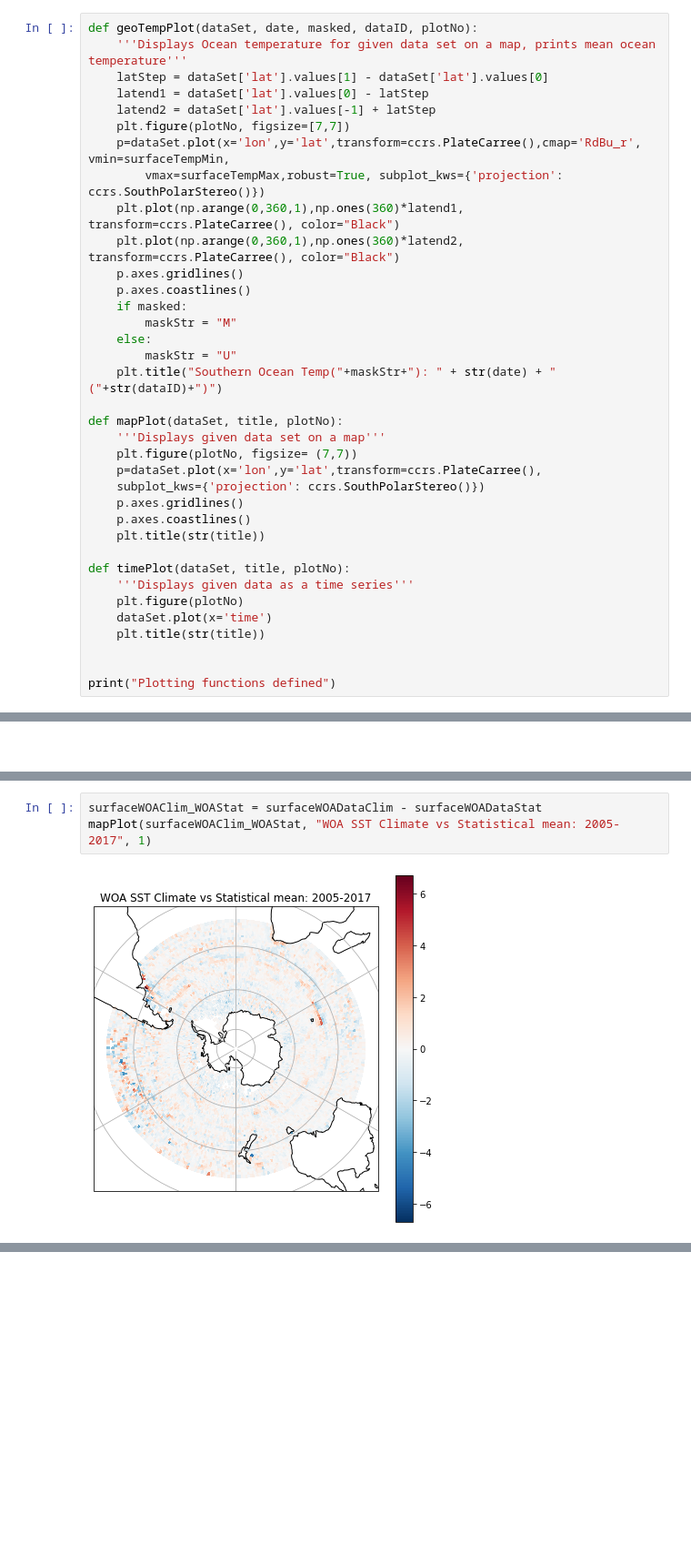
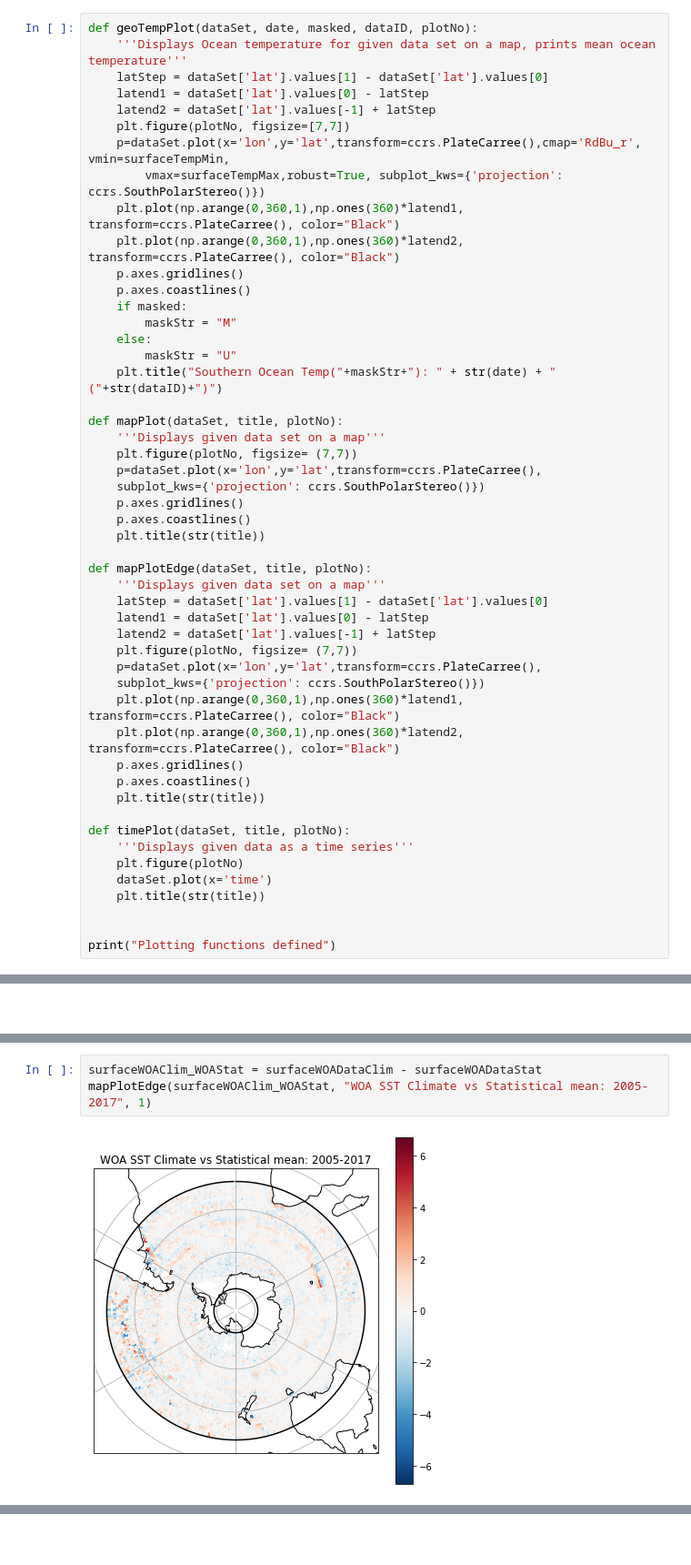
Before and after one commit to el1247/BAS_AI4ER_SAM, a Jupyter notebook: notebooks/exploratory/1.0_el_ESMvsWOA.ipynb, the cells around one changed output, grey strips where cells are left out. Shown at 91% size. Drawn from its saved outputs; the diff is of its cells as text; blank space fills up the shorter version.

Commit message:
Cimatology and ESM vs WOA completion
Added anomalies to Climatology.
Added full comparison plots for ESM vs WOA.
Implemented alternative storage methods for valid data points in GMM sample creator.

```diff
--- a/notebooks/exploratory/1.0_el_ESMvsWOA.ipynb
+++ b/notebooks/exploratory/1.0_el_ESMvsWOA.ipynb
@@ -299,6 +283,20 @@ def mapPlot(dataSet, title, plotNo):
     p.axes.coastlines()
     plt.title(str(title))
 
+def mapPlotEdge(dataSet, title, plotNo):
+    '''Displays given data set on a map'''
+    latStep = dataSet['lat'].values[1] - dataSet['lat'].values[0]
+    latend1 = dataSet['lat'].values[0] - latStep
+    latend2 = dataSet['lat'].values[-1] + latStep
+    plt.figure(plotNo, figsize= (7,7))
+    p=dataSet.plot(x='lon',y='lat',transform=ccrs.PlateCarree(),
+    subplot_kws={'projection': ccrs.SouthPolarStereo()})
+    plt.plot(np.arange(0,360,1),np.ones(360)*latend1, transform=ccrs.PlateCarree(), color="Black")
+    plt.plot(np.arange(0,360,1),np.ones(360)*latend2, transform=ccrs.PlateCarree(), color="Black")
+    p.axes.gridlines()
+    p.axes.coastlines()
+    plt.title(str(title))
+
 def timePlot(dataSet, title, plotNo):
     '''Displays given data as a time series'''
     plt.figure(plotNo)
@@ -385,5 +415,5 @@ surfaceWOADataStat = meanSurfaceTempWOAGeo(dfWOALatSmean, False, 1)
 # %%
 surfaceWOAClim_WOAStat = surfaceWOADataClim - surfaceWOADataStat
-mapPlot(surfaceWOAClim_WOAStat, "WOA SST Climate vs Statistical mean: 2005-2017", 1)
+mapPlotEdge(surfaceWOAClim_WOAStat, "WOA SST Climate vs Statistical mean: 2005-2017", 1)
 # %% [output]
-[figure, old version]
+[figure, new version]
```
Also changed, not shown: parts of 24 cells of this notebook, 2 other files.
